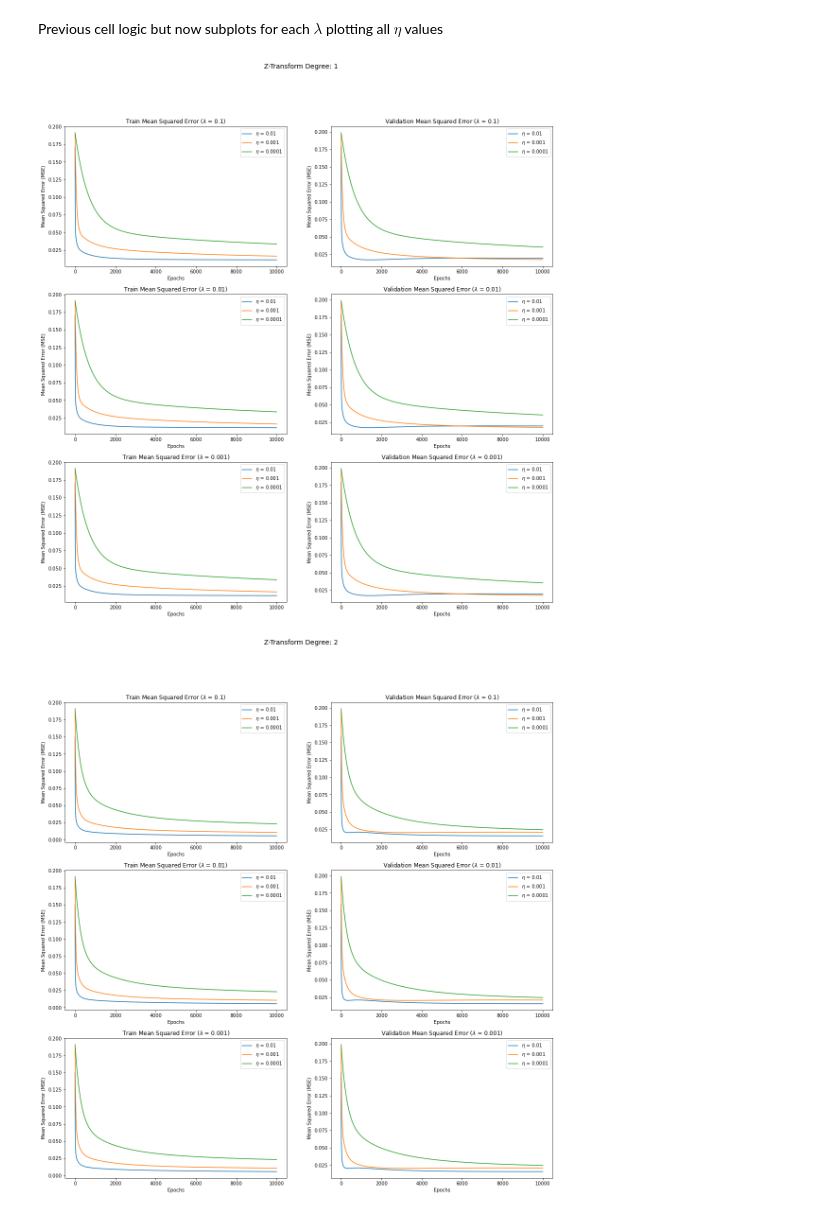
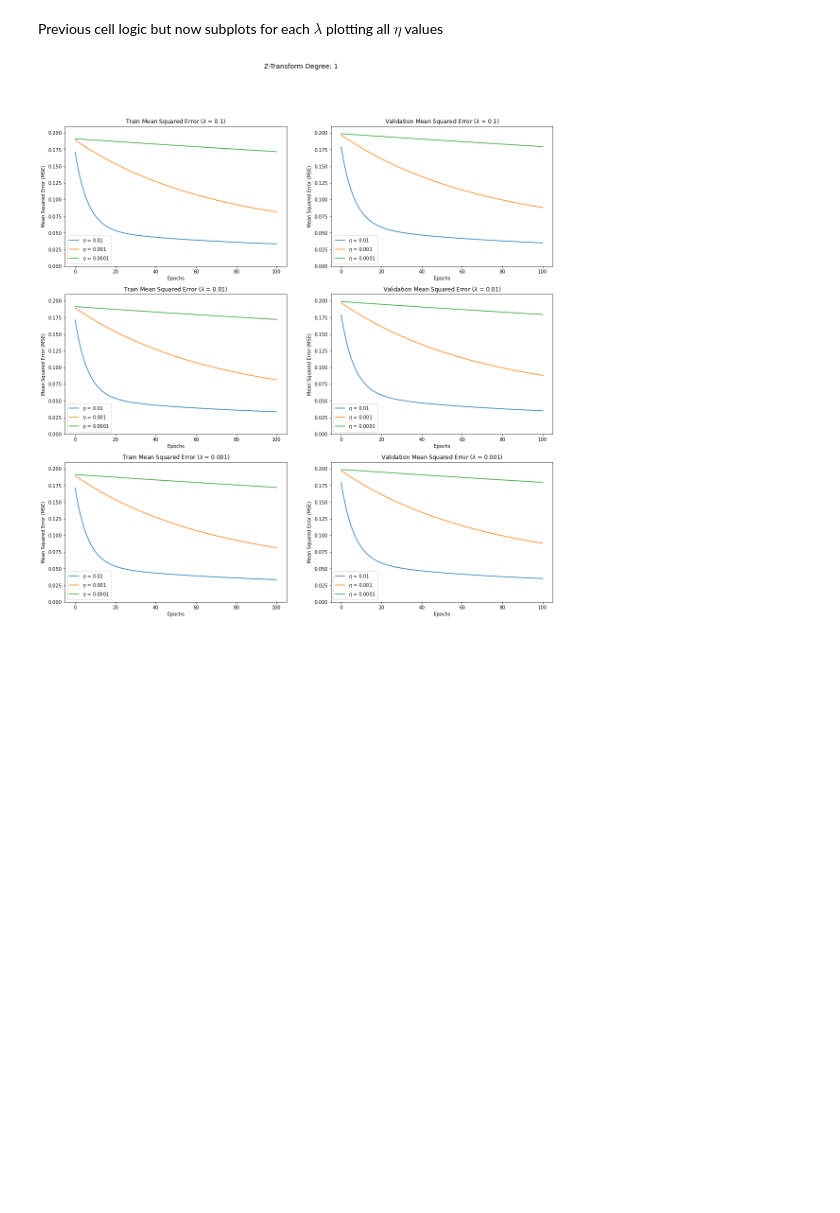
Before and after one commit to b-chalpin/linear-regression, a Jupyter notebook: gd_subproject_5.ipynb, the cells around one changed output. Cells and saved outputs as stored; diff of their text form; code cells hidden in the pictures; blank space fills up the shorter version.

```diff
--- a/gd_subproject_5.ipynb
+++ b/gd_subproject_5.ipynb
@@ -12,7 +13,7 @@ from misc.utils import MyUtils
 # %%
 # training config
-max_degree = 3
-training_epochs = 10_000
+max_degree = 1
+training_epochs = 100
 eta_list = [0.01, 0.001, 0.0001]
 lam_list = [0.1, 0.01, 0.001]
 
@@ -23,7 +24,7 @@ num_samples = None # set to None for all samples
 # %% [markdown]
 ### Pre-Process Our Dataset
 # %%
-data_path = "./prog4/code_linear_regression/houseprice"
+data_path = "./dataset/houseprice"
 
 X_train = pd.read_csv(os.path.join(data_path, "x_train.csv")).to_numpy()[:num_samples]
 y_train = pd.read_csv(os.path.join(data_path, "y_train.csv")).to_numpy()[:num_samples]
@@ -91,11 +92,11 @@ assert len(results) == max_degree * len(eta_list) * len(lam_list)
 print(f"\nnumber of training runs: {len(results)}")
 
 # notification when done
-playsound('training_done.mp3')
+playsound('./misc/training_done.mp3')
 
 # store output
 join_str = "-"
-gd_output_filename = f"./output/{datetime.datetime.now()}_GD_degree-{max_degree}_epochs-{training_epochs}_eta-{join_str.join([str(int) for int in eta_list])}_lam-{join_str.join([str(int) for int in lam_list])}.json".replace(":", "-").replace(" ", "")
+gd_output_filename = f"./output/{datetime.datetime.now()}_GD_degree-{max_degree}_epochs-{training_epochs}_eta-{join_str.join([str(int) for int in eta_list])}_lam-{join_str.join([str(int) for int in lam_list])}.json".replace(":", "-").replace(" ", "_")
 with open(gd_output_filename, "w") as file:
     json.dump(results, file)
 # %% [output]
@@ -197,6 +198,9 @@ for r in np.arange(1, max_degree + 1):
         train_mse_ax.legend()
         test_mse_ax.legend()
 
+        train_mse_ax.set_ylim([0, 0.21])
+        test_mse_ax.set_ylim([0, 0.21])
+
     # save output
     degree_fig.savefig(f"{plot_output_path}/gd_fig_degree-{r}-LAM_legend.jpeg") # TODO: make better name
 
@@ -242,32 +244,34 @@ for r in np.arange(1, max_degree + 1):
 
         # plot a line on the subplot for each lambda
         for eta_val in eta_list:
 
             y_val = list(filter(lambda x:
                                 x["degree"] == r and
                                 x["epochs"] == fixed_epochs and
                                 x["eta"] == eta_val and
                                 x["lam"] == lam_val,
                                 gd_data))
 
             y_train_mse = y_val[0]["train_mse"]
             y_test_mse = y_val[0]["test_mse"]
 
             train_mse_ax.plot(x_epochs[epoch_start_index:epoch_end_index],
                               y_train_mse[epoch_start_index:epoch_end_index],
                               label=f"$\eta$ = {eta_val}")
 
             test_mse_ax.plot(x_epochs[epoch_start_index:epoch_end_index],
                              y_test_mse[epoch_start_index:epoch_end_index],
                              label=f"$\eta$ = {eta_val}")
 
         train_mse_ax.legend()
         test_mse_ax.legend()
 
+        train_mse_ax.set_ylim([0, 0.21])
+        test_mse_ax.set_ylim([0, 0.21])
+
     # save output
     degree_fig.savefig(f"{plot_output_path}/gd_fig_degree-{r}-ETA_legend.jpeg") # TODO: make better name
 
 plt.show()
 # %% [output]
-[figure, old version]
+[figure, new version]
-[figure, removed]
```
Also changed, not shown: parts of 4 cells of this notebook, 12 other files.
